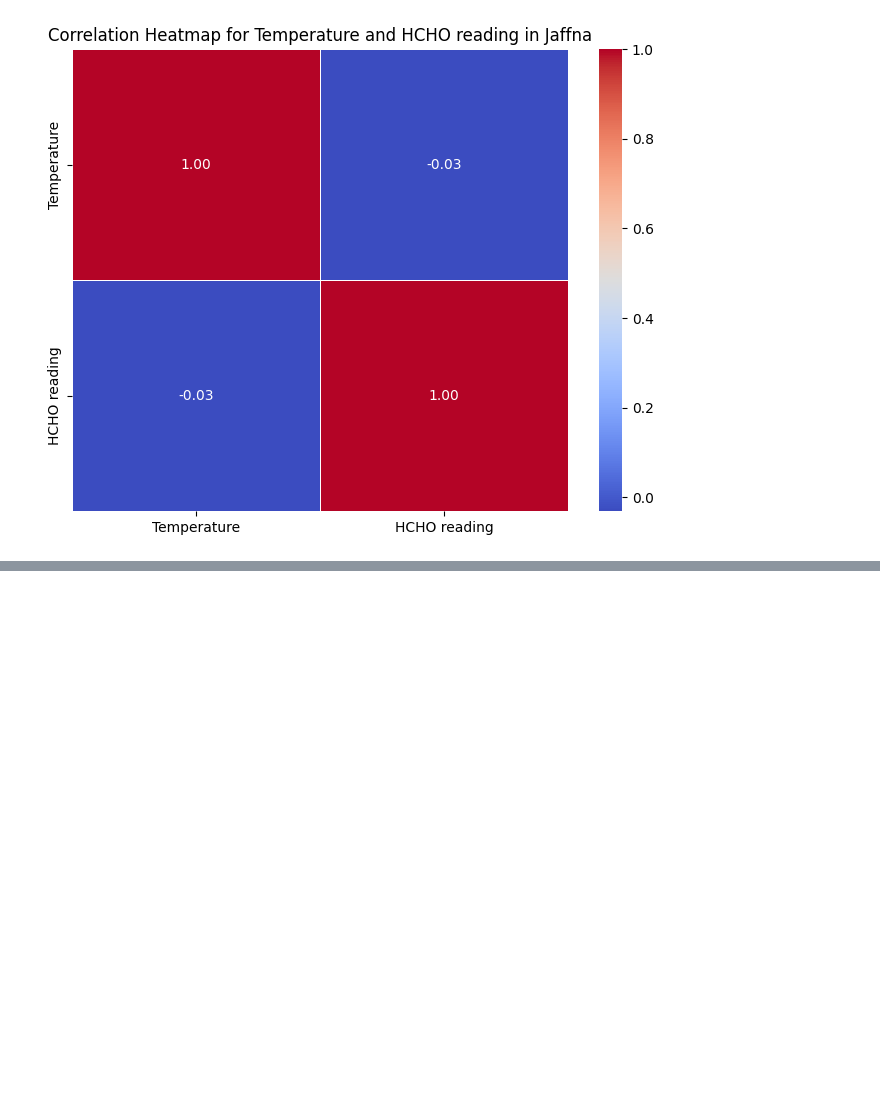
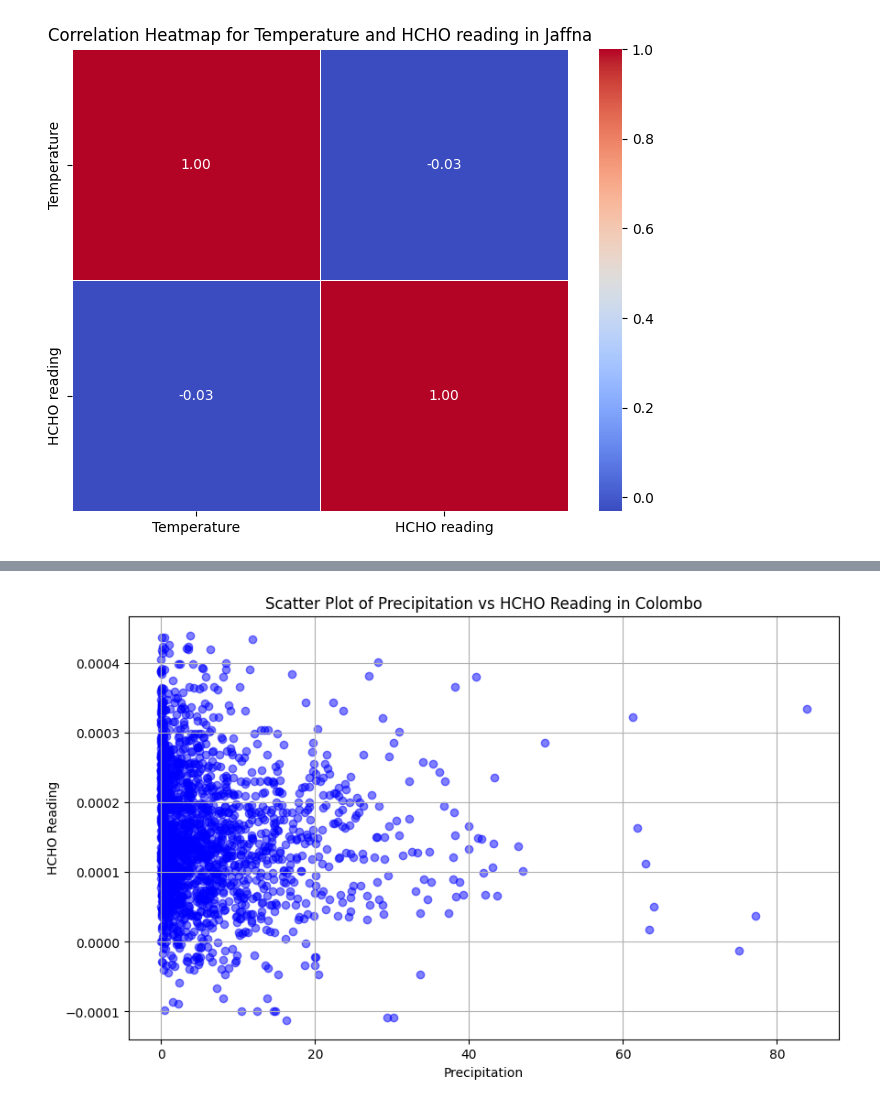
Before and after one commit to Esandu-Meth-Obadaarachchi/HCHO-level-Time-series-forecasting, a Jupyter notebook: DE_2_NASA_DATASET.ipynb, the cells around one changed output, grey strips where cells are left out. Saved outputs shown, nothing was run; the diff lists cells and outputs as text; code cells hidden in the pictures; blank space fills up the shorter version.

```diff
--- a/DE_2_NASA_DATASET.ipynb
+++ b/DE_2_NASA_DATASET.ipynb
@@ -656,0 +708,11 @@ for city, df in city_dataframes.items():
+# %%
+# Plot scatter plot
+plt.figure(figsize=(10, 6))
+plt.scatter(colombo_merged['Precipitation'], colombo_merged['HCHO reading'], color='blue', alpha=0.5)
+plt.title('Scatter Plot of Precipitation vs HCHO Reading in Colombo')
+plt.xlabel('Precipitation')
+plt.ylabel('HCHO Reading')
+plt.grid(True)
+plt.show()
+# %% [output]
+[figure, added]
```
Also changed, not shown: parts of 5 cells of this notebook.
